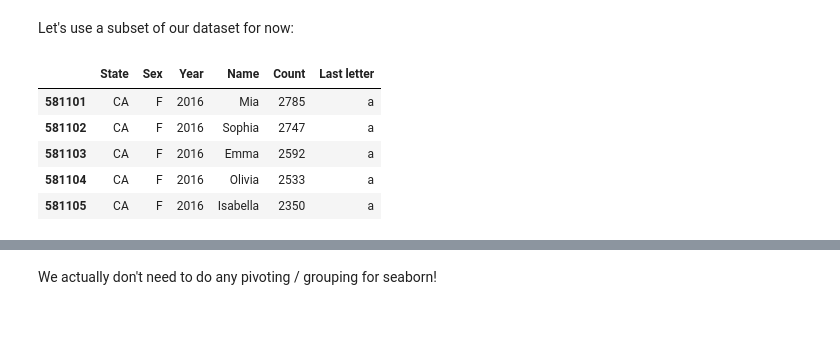
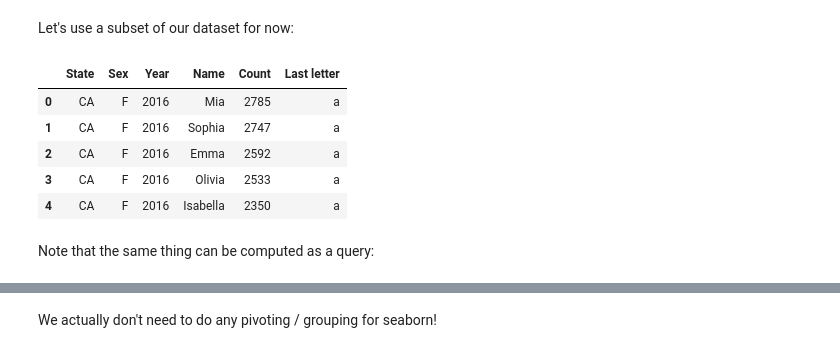
Before and after one commit to Zianfu96/sp18, a Jupyter notebook: assets/lectures/lec03/03-live-datatables-indexes-pandas.ipynb, the cells around one changed output, grey strips where cells are left out. Cells and saved outputs as stored; diff of their text form; code cells hidden in the pictures; blank space fills up the shorter version.

Commit message:
Add new groubpy/pivot notes and updated notebooks for 2nd lecture.

```diff
--- a/assets/lectures/lec03/03-live-datatables-indexes-pandas.ipynb
+++ b/assets/lectures/lec03/03-live-datatables-indexes-pandas.ipynb
@@ -596,13 +788,15 @@ Let's use a subset of our dataset for now:
 # %%
 ca_and_ny = baby_names[
     (baby_names['Year'] == 2016)
     & (baby_names['State'].isin(['CA', 'NY']))
-]
+].reset_index(drop=True)
 ca_and_ny.head()
 # %% [output]
 |  | State | Sex | Year | Name | Count | Last letter |
-| 581101 | CA | F | 2016 | Mia | 2785 | a |
-| 581102 | CA | F | 2016 | Sophia | 2747 | a |
-| 581103 | CA | F | 2016 | Emma | 2592 | a |
-| 581104 | CA | F | 2016 | Olivia | 2533 | a |
-| 581105 | CA | F | 2016 | Isabella | 2350 | a |
+| 0 | CA | F | 2016 | Mia | 2785 | a |
+| 1 | CA | F | 2016 | Sophia | 2747 | a |
+| 2 | CA | F | 2016 | Emma | 2592 | a |
+| 3 | CA | F | 2016 | Olivia | 2533 | a |
+| 4 | CA | F | 2016 | Isabella | 2350 | a |
+# %% [markdown]
+Note that the same thing can be computed as a query:
```
Also changed, not shown: parts of 52 cells of this notebook, 8 other files.
